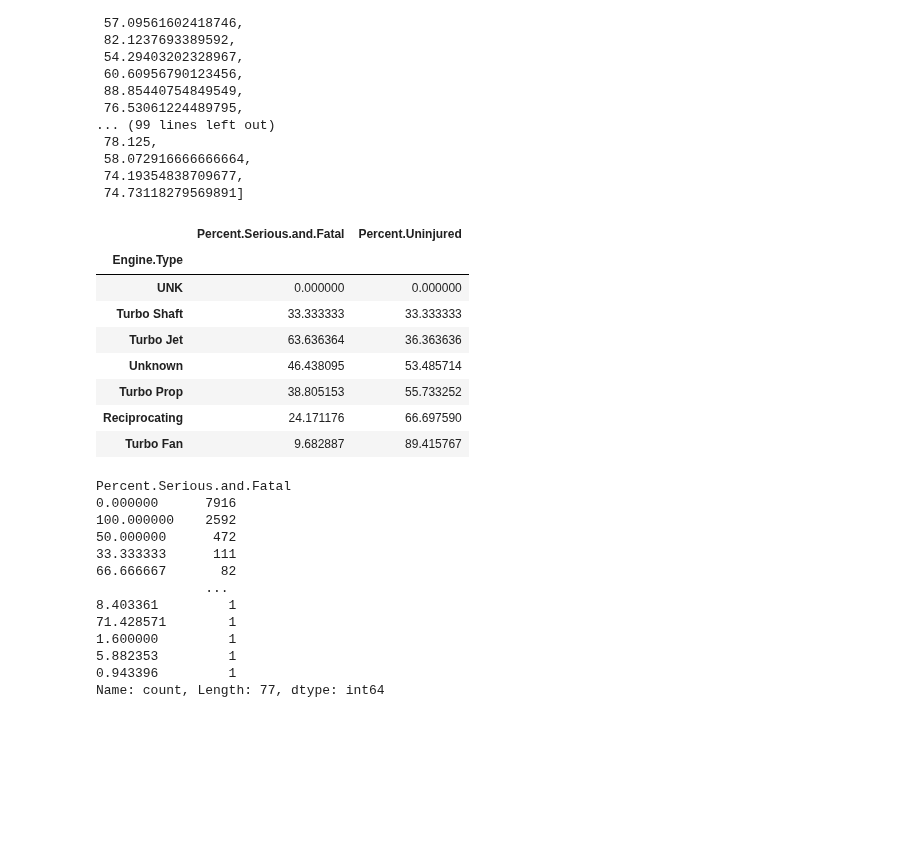
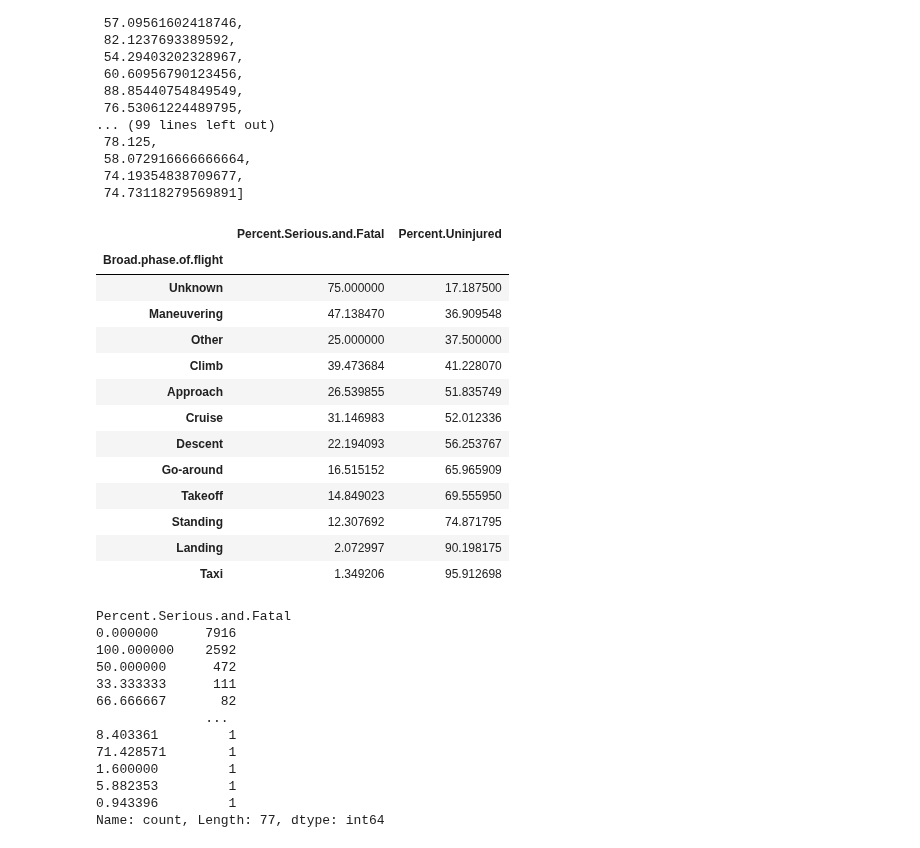
Before and after one commit to learn-co-curriculum/dsc-phase-1-project-v3, a Jupyter notebook: Data_Exploration_Cleaning.ipynb, the cells around one changed output. Cells and saved outputs as stored; diff of their text form; code cells hidden in the pictures; blank space fills up the shorter version.

```diff
--- a/Data_Exploration_Cleaning.ipynb
+++ b/Data_Exploration_Cleaning.ipynb
@@ -499,17 +499,22 @@ weather_condition.sort_values(by = 'Percent.Uninjured', inplace = True)
 broad_phase_of_flight = df_trimmed.pivot_table(index = ['Broad.phase.of.flight'], values = ['Percent.Uninjured', 'Percent.Serious.and.Fatal'], aggfunc = 'mean')
 broad_phase_of_flight.sort_values(by = 'Percent.Uninjured', inplace = True)
 # %%
-engine_type
+broad_phase_of_flight
 # %% [output]
 |  | Percent.Serious.and.Fatal | Percent.Uninjured |
-| Engine.Type |  |  |
-| UNK | 0.000000 | 0.000000 |
-| Turbo Shaft | 33.333333 | 33.333333 |
-| Turbo Jet | 63.636364 | 36.363636 |
-| Unknown | 46.438095 | 53.485714 |
-| Turbo Prop | 38.805153 | 55.733252 |
-| Reciprocating | 24.171176 | 66.697590 |
-| Turbo Fan | 9.682887 | 89.415767 |
+| Broad.phase.of.flight |  |  |
+| Unknown | 75.000000 | 17.187500 |
+| Maneuvering | 47.138470 | 36.909548 |
+| Other | 25.000000 | 37.500000 |
+| Climb | 39.473684 | 41.228070 |
+| Approach | 26.539855 | 51.835749 |
+| Cruise | 31.146983 | 52.012336 |
+| Descent | 22.194093 | 56.253767 |
+| Go-around | 16.515152 | 65.965909 |
+| Takeoff | 14.849023 | 69.555950 |
+| Standing | 12.307692 | 74.871795 |
+| Landing | 2.072997 | 90.198175 |
+| Taxi | 1.349206 | 95.912698 |
 # %%
 df_trimmed['Percent.Serious.and.Fatal'].value_counts()
 # %% [output]
```
Also changed, not shown: parts of 2 cells of this notebook, 1 other file.
